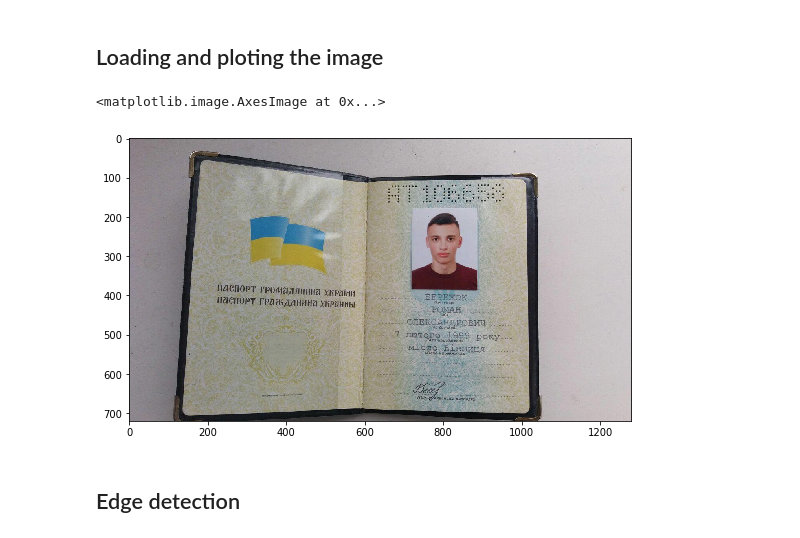
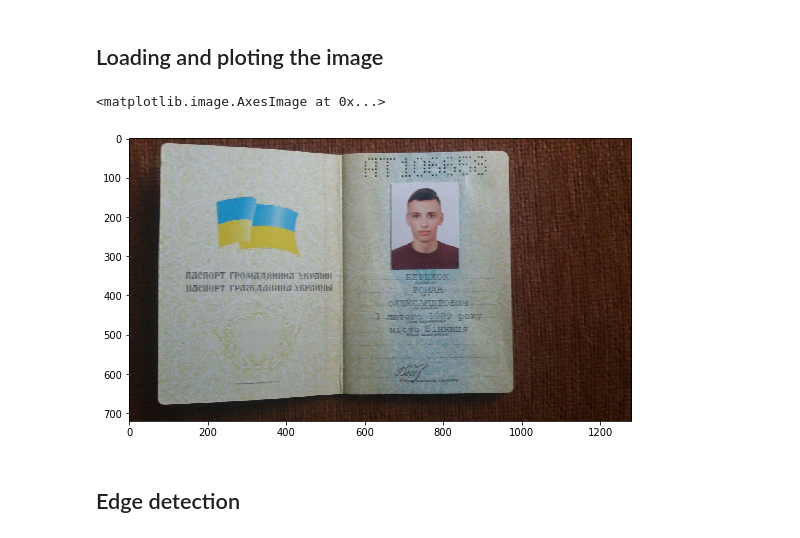
Before and after one commit to romaberezhok/passport-contour-detection, a Jupyter notebook: Passport Contour Detection.ipynb, the cells around one changed output. Cells and saved outputs as stored; diff of their text form; code cells hidden in the pictures.

```diff
--- a/Passport Contour Detection.ipynb
+++ b/Passport Contour Detection.ipynb
@@ -8,14 +8,14 @@ plt.rcParams['figure.figsize'] = (9, 7)
 # %% [markdown]
 ## Loading and ploting the image
 # %%
-IMG_PATH = 'images/3.jpg'
+IMG_PATH = 'images/7.jpg'
 img = cv2.imread(IMG_PATH)
-img_orig
 img = cv2.cvtColor(img, cv2.COLOR_BGR2RGB)
+img_orig = img.copy()
 plt.imshow(img)
 # %% [output]
 <matplotlib.image.AxesImage at 0x...>
-[figure, old version]
+[figure, new version]
 # %% [markdown]
 ## Edge detection
 # %%
```
Also changed, not shown: parts of 6 cells of this notebook.
